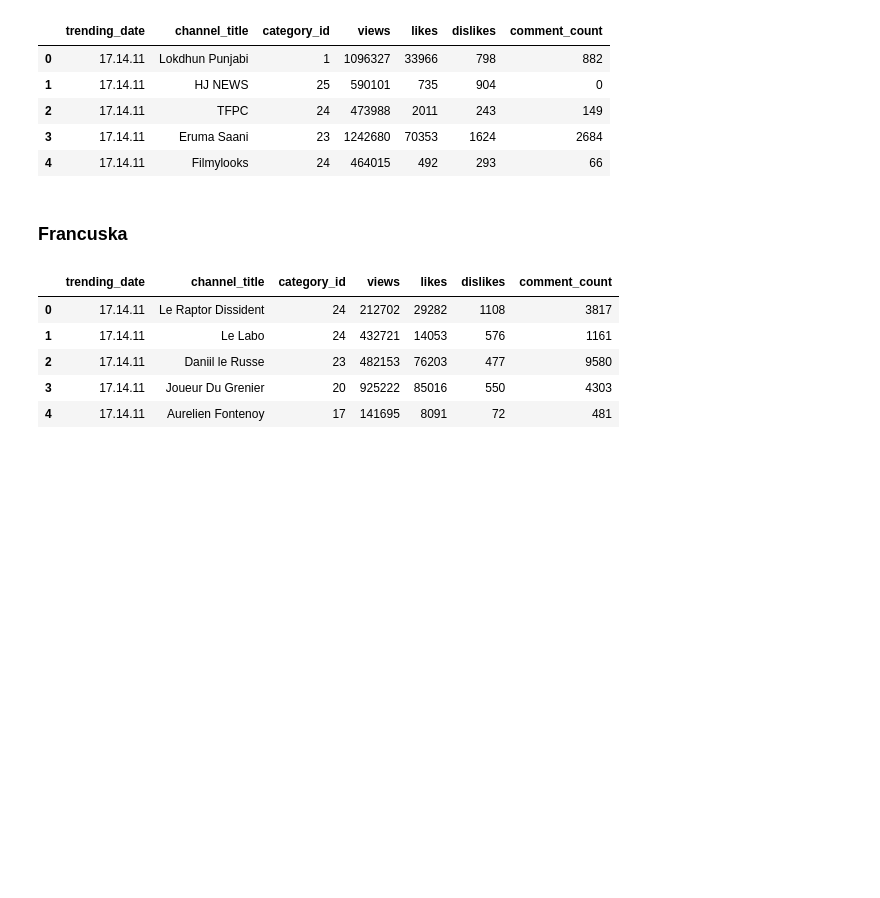
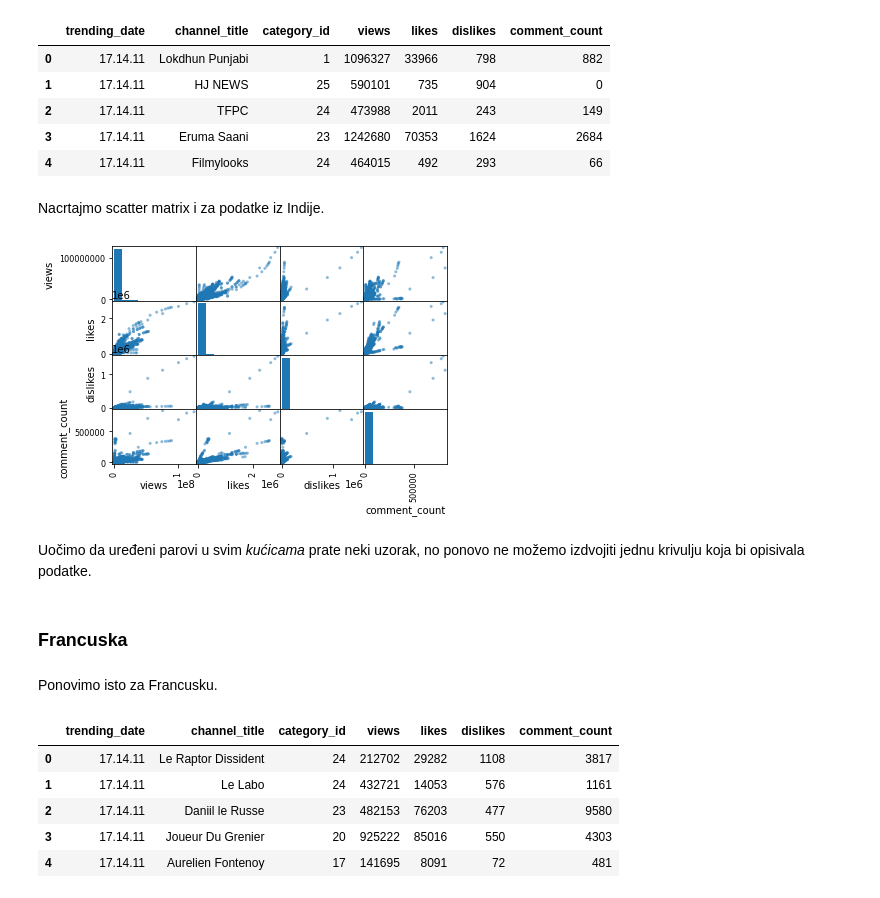
Before and after one commit to evabelc/Esej-1---MS, a Jupyter notebook: Prvi Esej.ipynb, the cells around one changed output. Saved outputs shown, nothing was run; the diff lists cells and outputs as text; code cells hidden in the pictures; blank space fills up the shorter version.

```diff
--- a/Prvi Esej.ipynb
+++ b/Prvi Esej.ipynb
@@ -176,8 +191,19 @@ podaciIN.head()
 | 2 | 17.14.11 | TFPC | 24 | 473988 | 2011 | 243 | 149 |
 | 3 | 17.14.11 | Eruma Saani | 23 | 1242680 | 70353 | 1624 | 2684 |
 | 4 | 17.14.11 | Filmylooks | 24 | 464015 | 492 | 293 | 66 |
+# %% [markdown]
+Nacrtajmo scatter matrix i za podatke iz Indije.
+# %%
+scatter_matrix(podaciIN[['views','likes','dislikes', 'comment_count']])
+plt.show()
+# %% [output]
+[figure, added]
+# %% [markdown]
+Uočimo da uređeni parovi u svim _kućicama_ prate neki uzorak, no ponovo ne možemo izdvojiti jednu krivulju koja bi opisivala podatke.
 # %% [markdown]
 ### Francuska
+# %% [markdown]
+Ponovimo isto za Francusku.
 # %%
 podaciFR = pd.read_csv('FRvideos.csv', encoding = 'utf-8')
 podaciFR.drop(['video_id', 'title', 'publish_time', 'tags','thumbnail_link', 'comments_disabled','ratings_disabled','video_error_or_removed','description'],axis=1,inplace=True)
```
Also changed, not shown: parts of 32 cells of this notebook.
